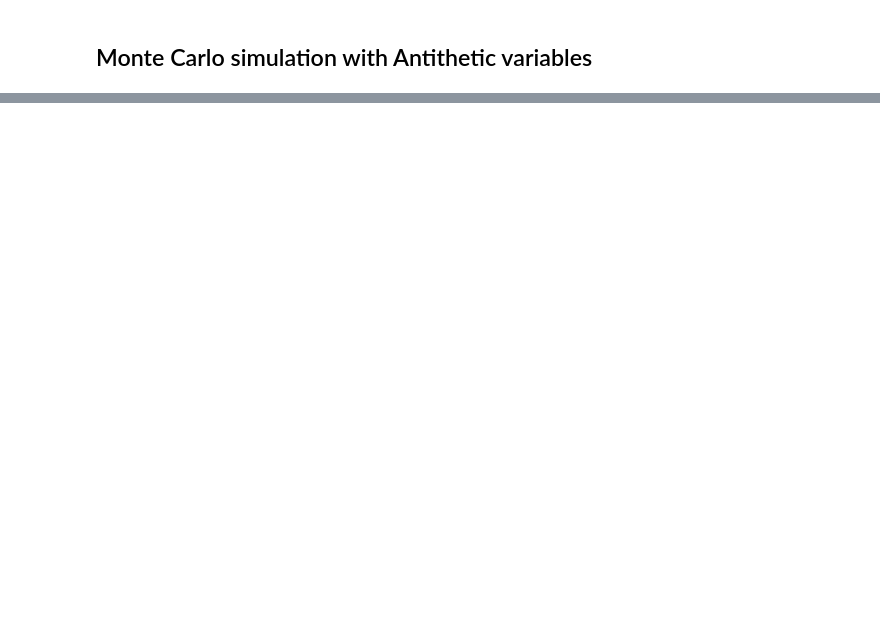
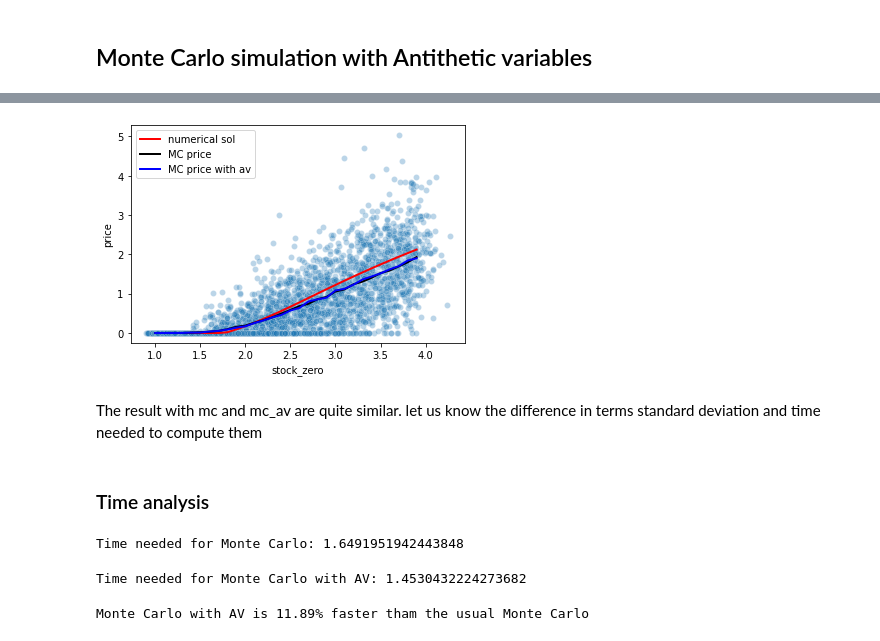
Before and after one commit to anitamezzetti/Heston_option_pricing, a Jupyter notebook: complete data/Heston_Project.ipynb, the cells around one changed output, grey strips where cells are left out. Saved outputs shown, nothing was run; the diff lists cells and outputs as text; code cells hidden in the pictures; blank space fills up the shorter version.

```diff
--- a/complete data/Heston_Project.ipynb
+++ b/complete data/Heston_Project.ipynb
@@ -128,0 +197,16 @@ def find_expected_payoff(stock_T, k, r, t_max):
+# %%
+# find the mc price
+for s0 in S0:
+    sT = stock_price_generator (time_maturity, n, num_sim_mc, r, s0, k, V0, sigma, theta, kappa, rho, generator)
+
+    mc = find_mc_price(sT, k, r, time_maturity)
+
+    num_price = call_price(kappa, theta, sigma, rho, V0, r, time_maturity, s0, k)
+
+    new_row = {
+                  'mc_price':mc,
+                  'stock_zero':s0,
+                  'num_price': num_price,
+              }
+    #append row to the dataframe
+    df1_mc = df1_mc.append(new_row, ignore_index=True)
@@ -167,3 +264,14 @@ def stock_price_generator_av (T, n ,m, r, S0, k, V0, sigma, theta, kappa, rho, s
         return s, s_ant
 
     return np.concatenate((s, s_ant))[:,-1]
+# %%
+mc_price_av = []
+# %%
+# find the mc price
+for s0 in S0:
+    ST_ant = stock_price_generator_av (time_maturity, n, num_sim_mc, r, s0, k, V0, sigma, theta, kappa, rho, generator)
+    mc_av = find_mc_price(ST_ant, k, r, time_maturity)
+
+    mc_price_av.append(mc_av)
+# %%
+df1_mc['mc_price_av'] = mc_price_av
@@ -169,0 +287,40 @@ def stock_price_generator_av (T, n ,m, r, S0, k, V0, sigma, theta, kappa, rho, s
+# %%
+import seaborn as sns
+sns.scatterplot(data=df1, x="stock_zero", y="price", alpha =0.3)
+plt.plot(S0, df1_mc.num_price, color='r', linewidth=2, label='numerical sol')
+plt.plot(S0, df1_mc. mc_price, color='black', linewidth=2, label='MC price')
+plt.plot(S0, df1_mc. mc_price_av, color='blue', linewidth=2, label='MC price with av')
+plt.legend()
+plt.show()
+# %% [output]
+[figure, added]
+# %% [markdown]
+The result with mc and mc_av are quite similar. let us know the difference in terms standard deviation and time needed to compute them
+# %% [markdown]
+### Time analysis
+# %%
+start = time.time()
+for s0 in S0:
+    ST_ant = stock_price_generator (time_maturity, n, num_sim_mc, r, s0, k, V0, sigma, theta, kappa, rho, generator)
+    mc_av = find_mc_price(ST_ant, k, r, time_maturity)
+end = time.time()
+time_cm = end - start
+print(f"Time needed for Monte Carlo: {time_cm}")
+# %% [output]
+Time needed for Monte Carlo: 1.6491951942443848
+# %%
+start = time.time()
+for s0 in S0:
+    ST_ant = stock_price_generator_av (time_maturity, n, num_sim_mc, r, s0, k, V0, sigma, theta, kappa, rho, generator)
+    mc_av = find_mc_price(ST_ant, k, r, time_maturity)
+end = time.time()
+time_cmav = end - start
+print(f"Time needed for Monte Carlo with AV: {time_cmav}")
+# %% [output]
+Time needed for Monte Carlo with AV: 1.4530432224273682
+# %%
+perc_faster = (time_cm - time_cmav) / time_cm *100
+perc_faster = round(perc_faster,2)
+print(f"Monte Carlo with AV is {perc_faster}% faster tham the usual Monte Carlo")
+# %% [output]
+Monte Carlo with AV is 11.89% faster tham the usual Monte Carlo
```
Also changed, not shown: parts of 19 cells of this notebook, 1 other file.
